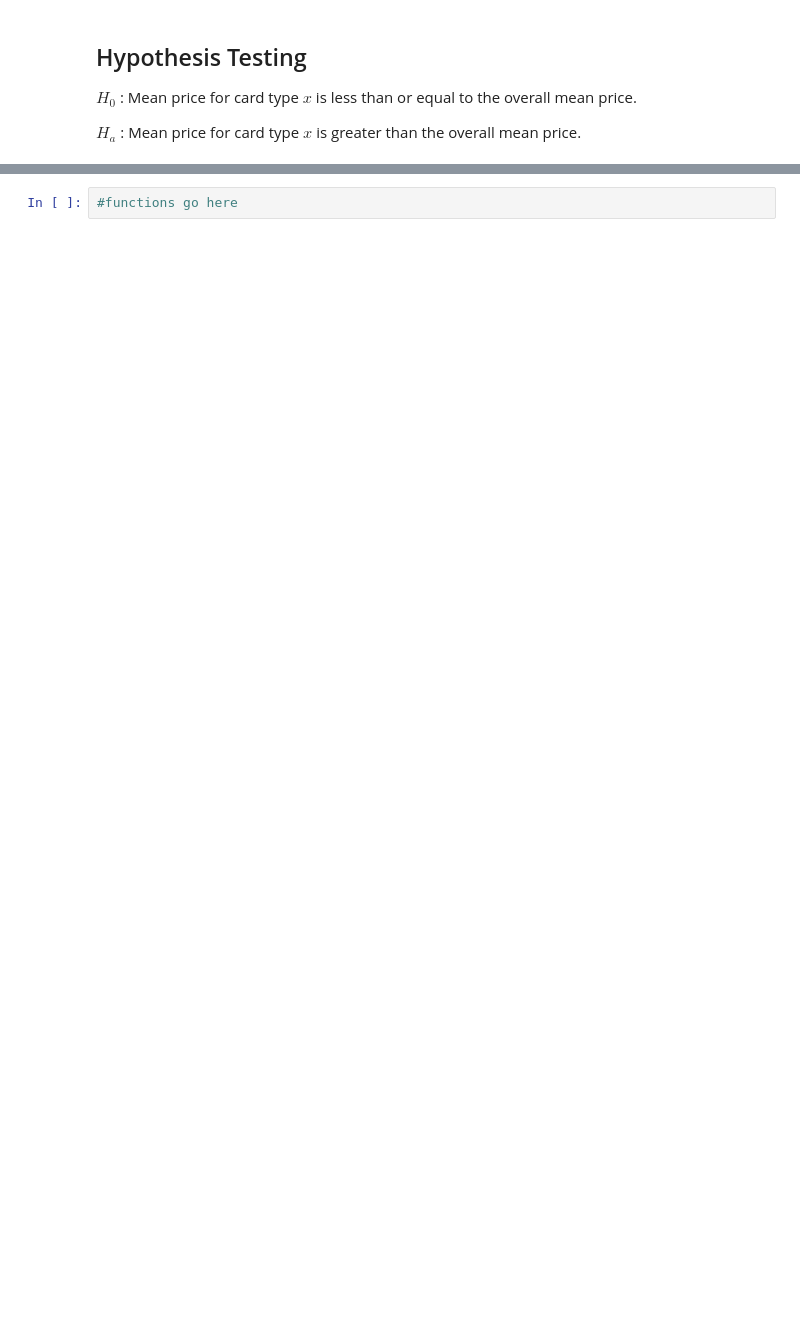
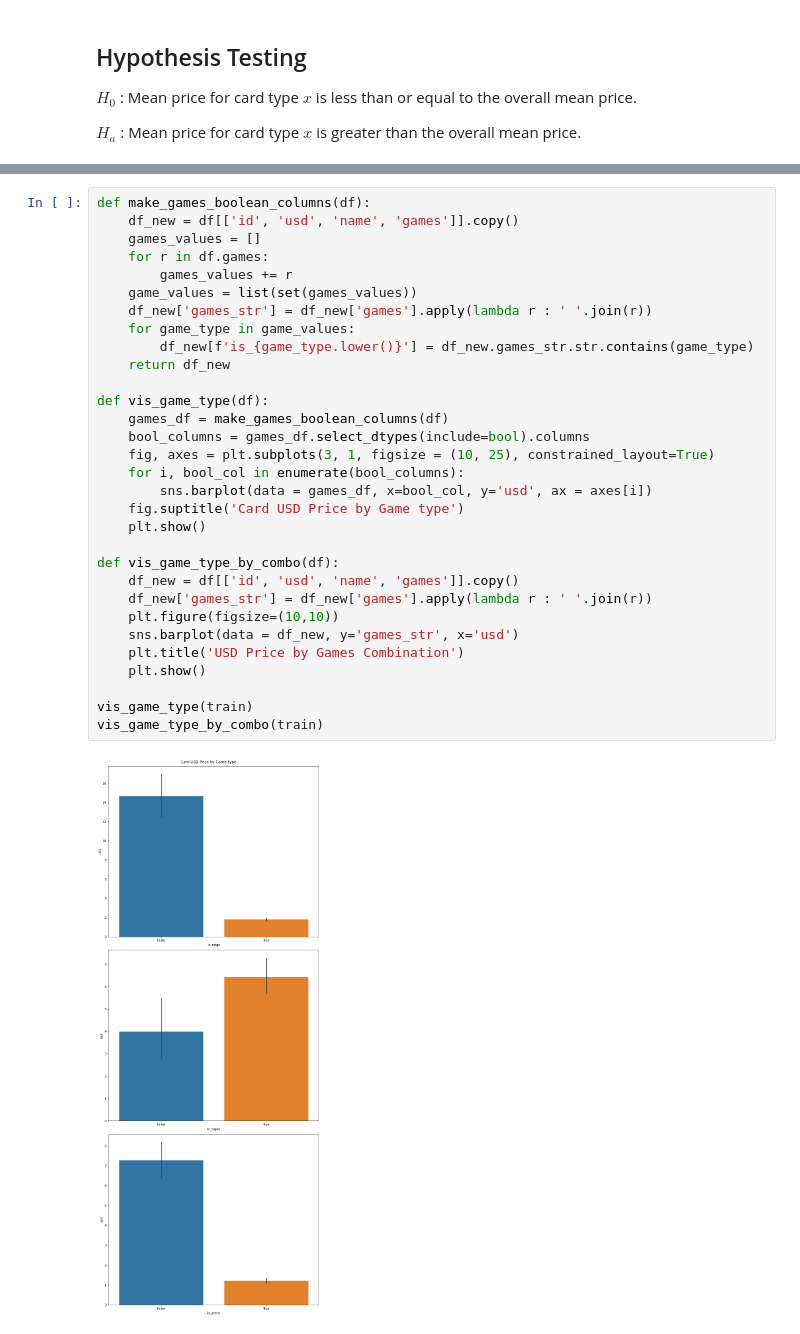
Before and after one commit to Jemison-DavidJasonStephenVasiliy/MTG-Project, a Jupyter notebook: Stephen/answers_for_monday_stephen.ipynb, the cells around one changed output, grey strips where cells are left out. Drawn from its saved outputs; the diff is of its cells as text; blank space fills up the shorter version.

```diff
--- a/Stephen/answers_for_monday_stephen.ipynb
+++ b/Stephen/answers_for_monday_stephen.ipynb
@@ -202,2 +219,33 @@ At least 3 sentences explanation
 # %%
-#functions go here
+def make_games_boolean_columns(df):
+    df_new = df[['id', 'usd', 'name', 'games']].copy()
+    games_values = []
+    for r in df.games:
+        games_values += r
+    game_values = list(set(games_values))
+    df_new['games_str'] = df_new['games'].apply(lambda r : ' '.join(r))
+    for game_type in game_values:
+        df_new[f'is_{game_type.lower()}'] = df_new.games_str.str.contains(game_type)
+    return df_new
+
+def vis_game_type(df):
+    games_df = make_games_boolean_columns(df)
+    bool_columns = games_df.select_dtypes(include=bool).columns
+    fig, axes = plt.subplots(3, 1, figsize = (10, 25), constrained_layout=True)
+    for i, bool_col in enumerate(bool_columns):
+        sns.barplot(data = games_df, x=bool_col, y='usd', ax = axes[i])
+    fig.suptitle('Card USD Price by Game type')
+    plt.show()
+
+def vis_game_type_by_combo(df):
+    df_new = df[['id', 'usd', 'name', 'games']].copy()
+    df_new['games_str'] = df_new['games'].apply(lambda r : ' '.join(r))
+    plt.figure(figsize=(10,10))
+    sns.barplot(data = df_new, y='games_str', x='usd')
+    plt.title('USD Price by Games Combination')
+    plt.show()
+
+vis_game_type(train)
+vis_game_type_by_combo(train)
+# %% [output]
+[figure, added]
```
Also changed, not shown: parts of 35 cells of this notebook.
